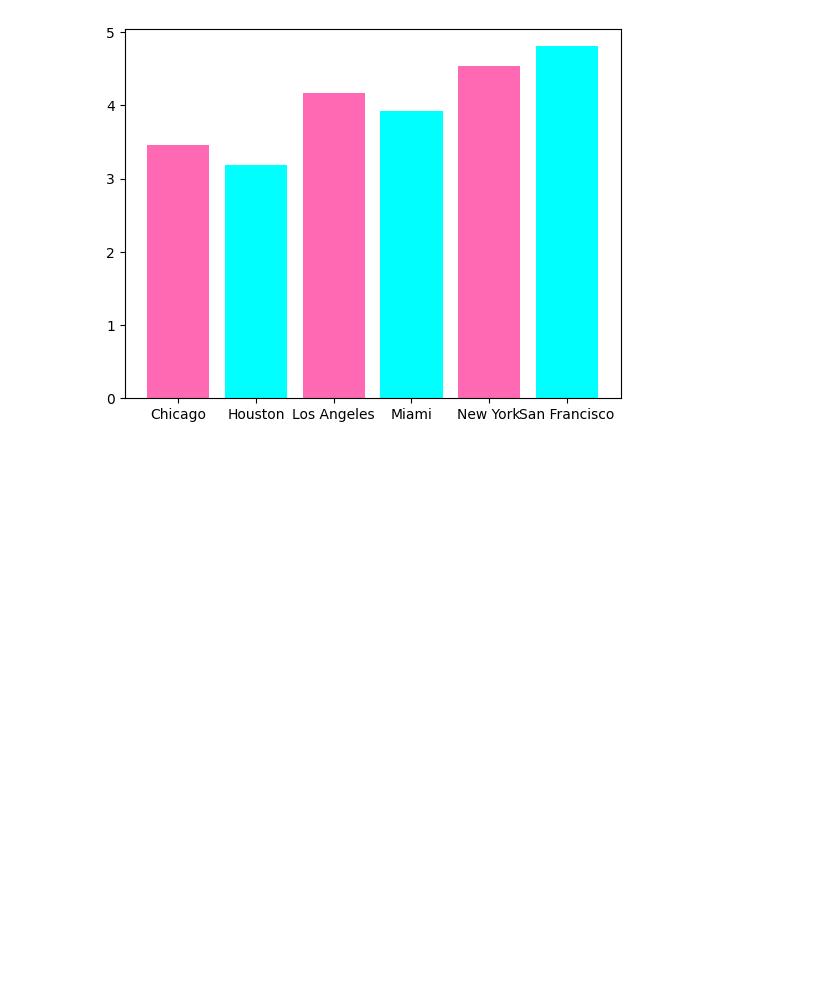
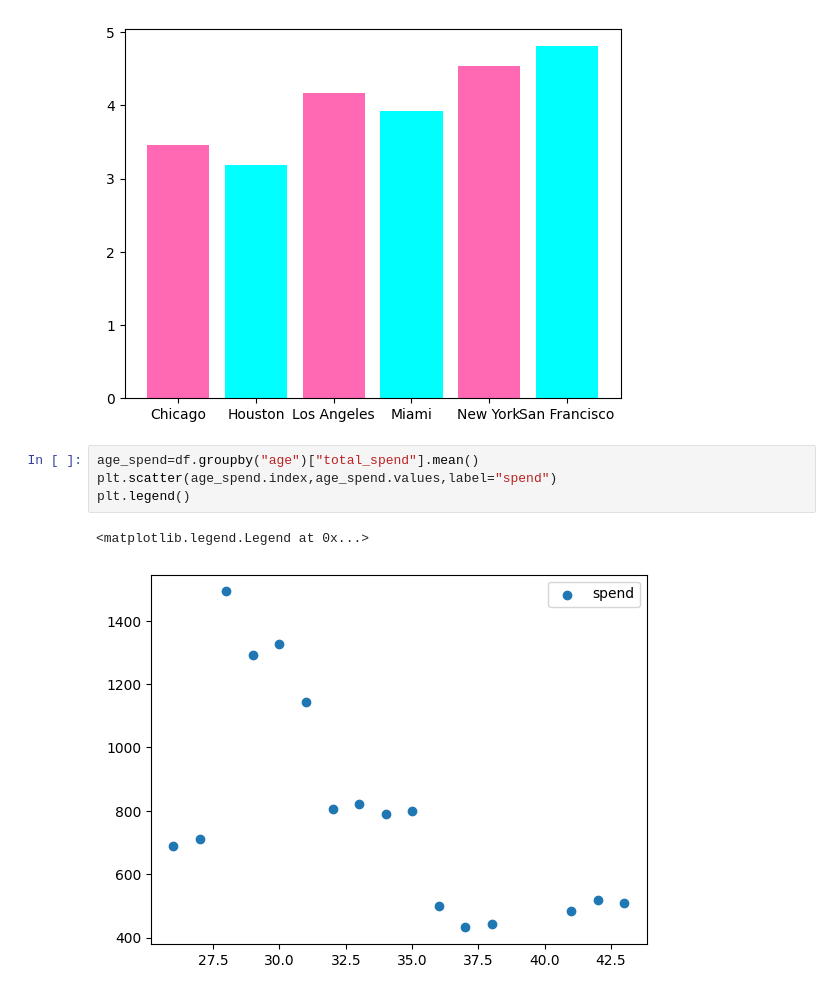
Before and after one commit to joji-c/mljourney, a Jupyter notebook: matplotlib-works/customer-behavior-casestudy/custome_behavior_processing.ipynb, the cells around one changed output. Saved outputs shown, nothing was run; the diff lists cells and outputs as text; blank space fills up the shorter version.

```diff
--- a/matplotlib-works/customer-behavior-casestudy/custome_behavior_processing.ipynb
+++ b/matplotlib-works/customer-behavior-casestudy/custome_behavior_processing.ipynb
@@ -235,3 +243,10 @@ San Francisco    4.808621
 Name: average_rating, dtype: float64
 <BarContainer object of 6 artists>
 [figure]
+# %%
+age_spend=df.groupby("age")["total_spend"].mean()
+plt.scatter(age_spend.index,age_spend.values,label="spend")
+plt.legend()
+# %% [output]
+<matplotlib.legend.Legend at 0x...>
+[figure, added]
```
Also changed, not shown: parts of 4 cells of this notebook, 2 other files.
